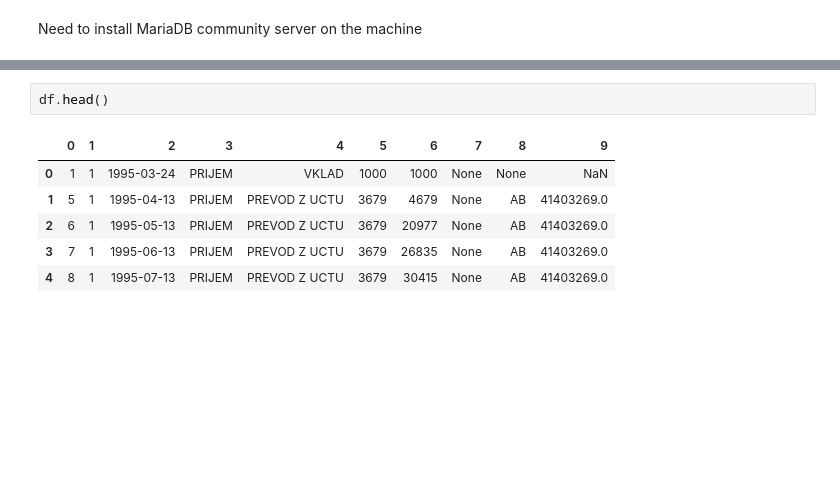
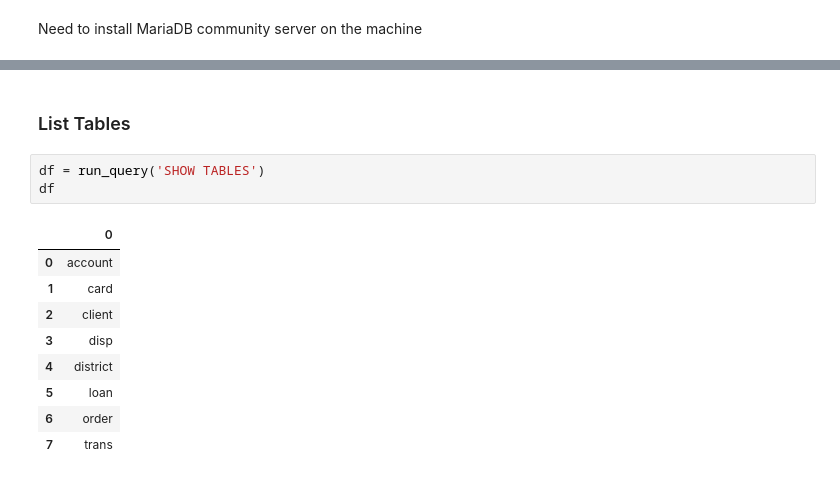
Before and after one commit to cyshen11/loan-prediction-app-aws, a Jupyter notebook: jupyter-nb/EDA.ipynb, the cells around one changed output, grey strips where cells are left out. Drawn from its saved outputs; the diff is of its cells as text; blank space fills up the shorter version.

```diff
--- a/jupyter-nb/EDA.ipynb
+++ b/jupyter-nb/EDA.ipynb
@@ -54,9 +55,15 @@ Database session created
-# %%
-df.head()
-# %% [output]
-|  | 0 | 1 | 2 | 3 | 4 | 5 | 6 | 7 | 8 | 9 |
-| 0 | 1 | 1 | 1995-03-24 | PRIJEM | VKLAD | 1000 | 1000 | None | None | NaN |
-| 1 | 5 | 1 | 1995-04-13 | PRIJEM | PREVOD Z UCTU | 3679 | 4679 | None | AB | 41403269.0 |
-| 2 | 6 | 1 | 1995-05-13 | PRIJEM | PREVOD Z UCTU | 3679 | 20977 | None | AB | 41403269.0 |
-| 3 | 7 | 1 | 1995-06-13 | PRIJEM | PREVOD Z UCTU | 3679 | 26835 | None | AB | 41403269.0 |
-| 4 | 8 | 1 | 1995-07-13 | PRIJEM | PREVOD Z UCTU | 3679 | 30415 | None | AB | 41403269.0 |
+# %% [markdown]
+### List Tables
+# %%
+df = run_query('SHOW TABLES')
+df
+# %% [output]
+|  | 0 |
+| 0 | account |
+| 1 | card |
+| 2 | client |
+| 3 | disp |
+| 4 | district |
+| 5 | loan |
+| 6 | order |
+| 7 | trans |
```
Also changed, not shown: parts of 15 cells of this notebook.
